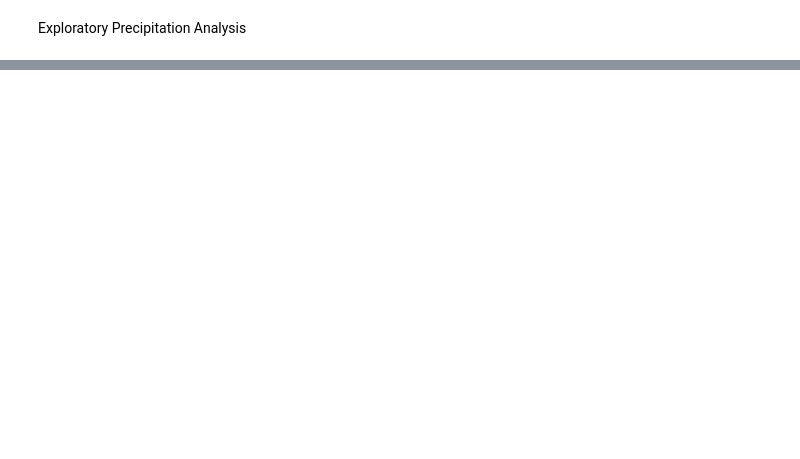
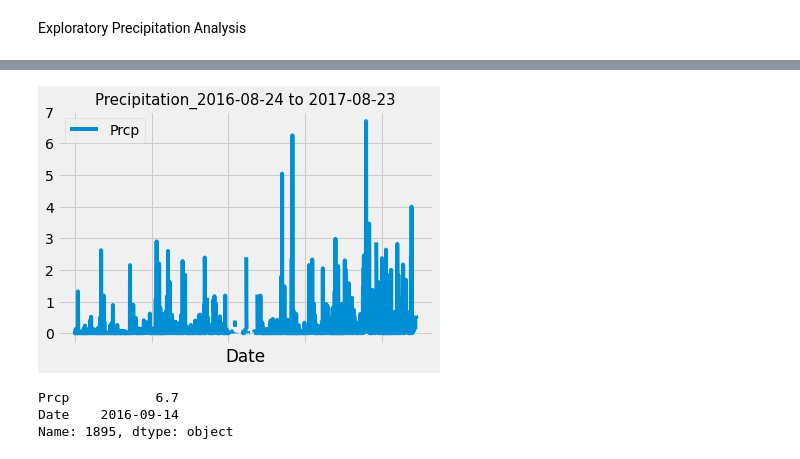
Before and after one commit to rhinoback/SQLAlchemy_challenge_10, a Jupyter notebook: SQL_Alchemy.ipynb, the cells around one changed output, grey strips where cells are left out. Cells and saved outputs as stored; diff of their text form; code cells hidden in the pictures; blank space fills up the shorter version.

```diff
--- a/SQL_Alchemy.ipynb
+++ b/SQL_Alchemy.ipynb
@@ -76,0 +116,3 @@ Exploratory Precipitation Analysis
+# %%
+data= session.query(mes.prcp, mes.date).filter(mes.date > '2016-08-23').all()
+data
@@ -76,0 +502,3 @@ Exploratory Precipitation Analysis
+# %%
+rain_year_df = pd.DataFrame(data, columns = ['Prcp', 'Date'])
+rain_year_df
@@ -76,0 +553,2 @@ Exploratory Precipitation Analysis
+# %%
+rain_year_df.set_index('Date')
@@ -76,0 +570,3 @@ Exploratory Precipitation Analysis
+# %%
+pv=rain_year_df
+pv
@@ -76,0 +596,20 @@ Exploratory Precipitation Analysis
+# %%
+fig=pv.plot.line()
+plt.xlabel('Date')
+plt.title(f'Precipitation_2016-08-24 to 2017-08-23', size=15)
+plt.tick_params(
+    axis='x',          # x-axis parameter affected
+    which='both',      # both ticks major and minor affected
+    bottom=False,      # ticks along the bottom edge set to off
+    top=False,         # ticks along the top edge set to off
+    labelbottom=False)
+plt.savefig("Precipitation_Hawaii_2016_2017.png")
+# %% [output]
+[figure, added]
+# %%
+#df.loc[df['Value'].idxmax()]
+pv.loc[pv['Prcp'].idxmax()]
+# %% [output]
+Prcp           6.7
+Date    2016-09-14
+Name: 1895, dtype: object
```
Also changed, not shown: parts of 27 cells of this notebook, 1 other file.
